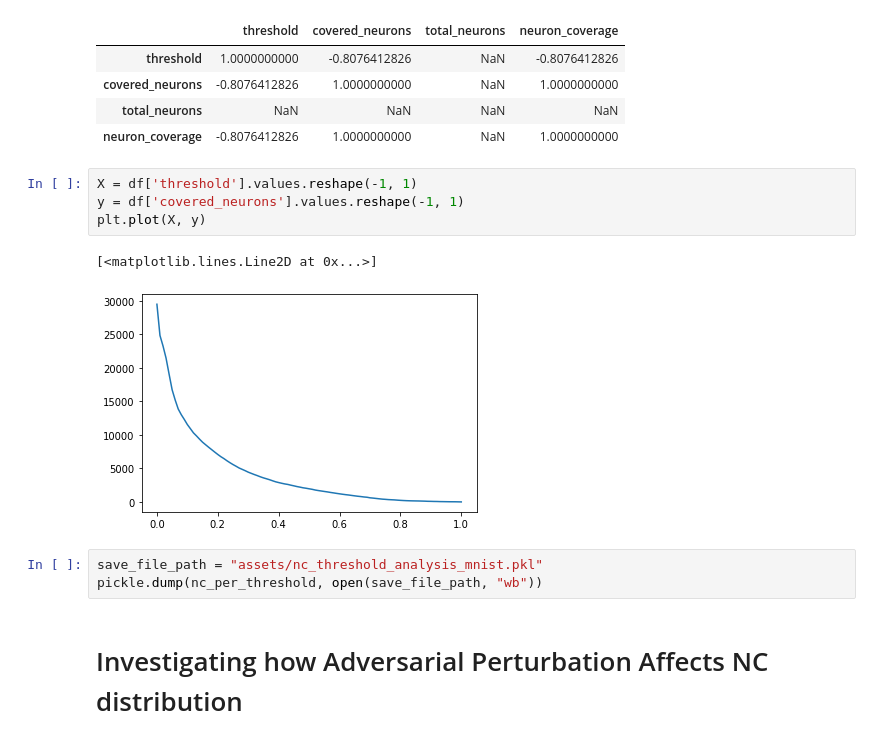
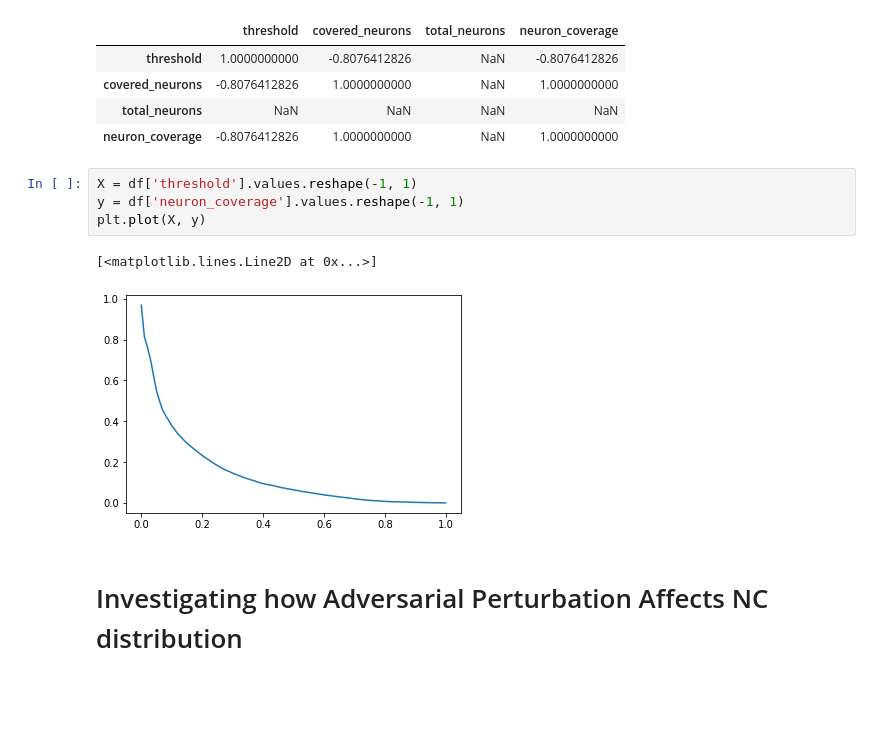
Before and after one commit to fabriceyhc/nc_diversity_attacks, a Jupyter notebook: CW - nc - mnist.ipynb, the cells around one changed output. Saved outputs shown, nothing was run; the diff lists cells and outputs as text; blank space fills up the shorter version.

```diff
--- a/CW - nc - mnist.ipynb
+++ b/CW - nc - mnist.ipynb
@@ -937,14 +943,11 @@ df.corr()
 | neuron_coverage | -0.8076412826 | 1.0000000000 | NaN | 1.0000000000 |
 # %%
 X = df['threshold'].values.reshape(-1, 1)
-y = df['covered_neurons'].values.reshape(-1, 1)
+y = df['neuron_coverage'].values.reshape(-1, 1)
 plt.plot(X, y)
 # %% [output]
 [<matplotlib.lines.Line2D at 0x...>]
-[figure, old version]
+[figure, new version]
-# %%
-save_file_path = "assets/nc_threshold_analysis_mnist.pkl"
-pickle.dump(nc_per_threshold, open(save_file_path, "wb"))
 # %% [markdown]
 # Investigating how Adversarial Perturbation Affects NC distribution
 # %%
```
Also changed, not shown: parts of 9 cells of this notebook, 45 other files.
